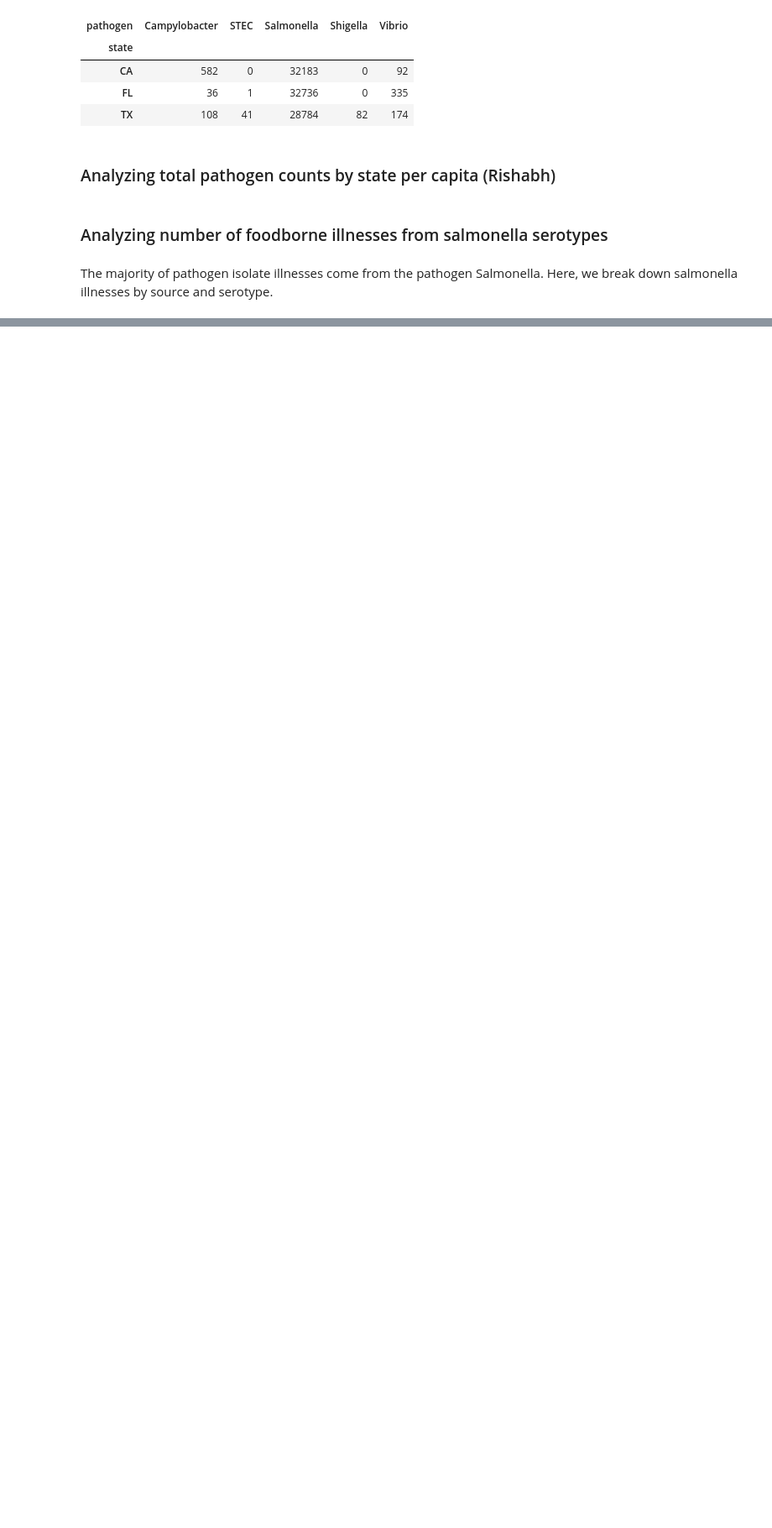
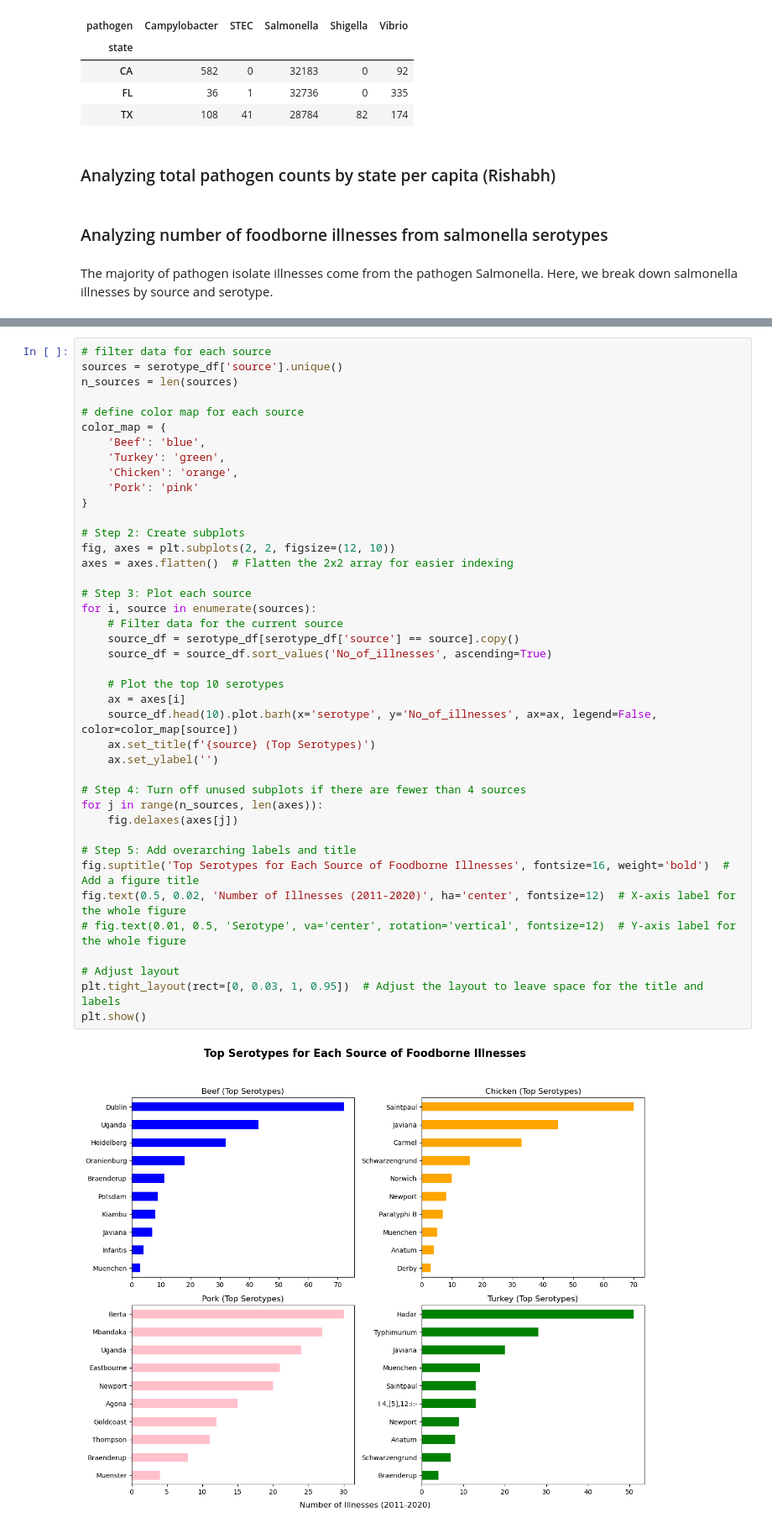
Before and after one commit to NikkiLa1/DS-5610-EDA-Final, a Jupyter notebook: EDA Code.ipynb, the cells around one changed output, grey strips where cells are left out. Shown at 84% size. Drawn from its saved outputs; the diff is of its cells as text; blank space fills up the shorter version.

```diff
--- a/EDA Code.ipynb
+++ b/EDA Code.ipynb
@@ -384,0 +449,43 @@ The majority of pathogen isolate illnesses come from the pathogen Salmonella. He
+# %%
+# filter data for each source
+sources = serotype_df['source'].unique()
+n_sources = len(sources)
+
+# define color map for each source
+color_map = {
+    'Beef': 'blue',
+    'Turkey': 'green',
+    'Chicken': 'orange',
+    'Pork': 'pink'
+}
+
+# Step 2: Create subplots
+fig, axes = plt.subplots(2, 2, figsize=(12, 10))
+axes = axes.flatten()  # Flatten the 2x2 array for easier indexing
+
+# Step 3: Plot each source
+for i, source in enumerate(sources):
+    # Filter data for the current source
+    source_df = serotype_df[serotype_df['source'] == source].copy()
+    source_df = source_df.sort_values('No_of_illnesses', ascending=True)
+
+    # Plot the top 10 serotypes
+    ax = axes[i]
+    source_df.head(10).plot.barh(x='serotype', y='No_of_illnesses', ax=ax, legend=False, color=color_map[source])
+    ax.set_title(f'{source} (Top Serotypes)')
+    ax.set_ylabel('')
+
+# Step 4: Turn off unused subplots if there are fewer than 4 sources
+for j in range(n_sources, len(axes)):
+    fig.delaxes(axes[j])
+
+# Step 5: Add overarching labels and title
+fig.suptitle('Top Serotypes for Each Source of Foodborne Illnesses', fontsize=16, weight='bold')  # Add a figure title
+fig.text(0.5, 0.02, 'Number of Illnesses (2011-2020)', ha='center', fontsize=12)  # X-axis label for the whole figure
+# fig.text(0.01, 0.5, 'Serotype', va='center', rotation='vertical', fontsize=12)  # Y-axis label for the whole figure
+
+# Adjust layout
+plt.tight_layout(rect=[0, 0.03, 1, 0.95])  # Adjust the layout to leave space for the title and labels
+plt.show()
+# %% [output]
+[figure, added]
```
Also changed, not shown: parts of 6 cells of this notebook.
